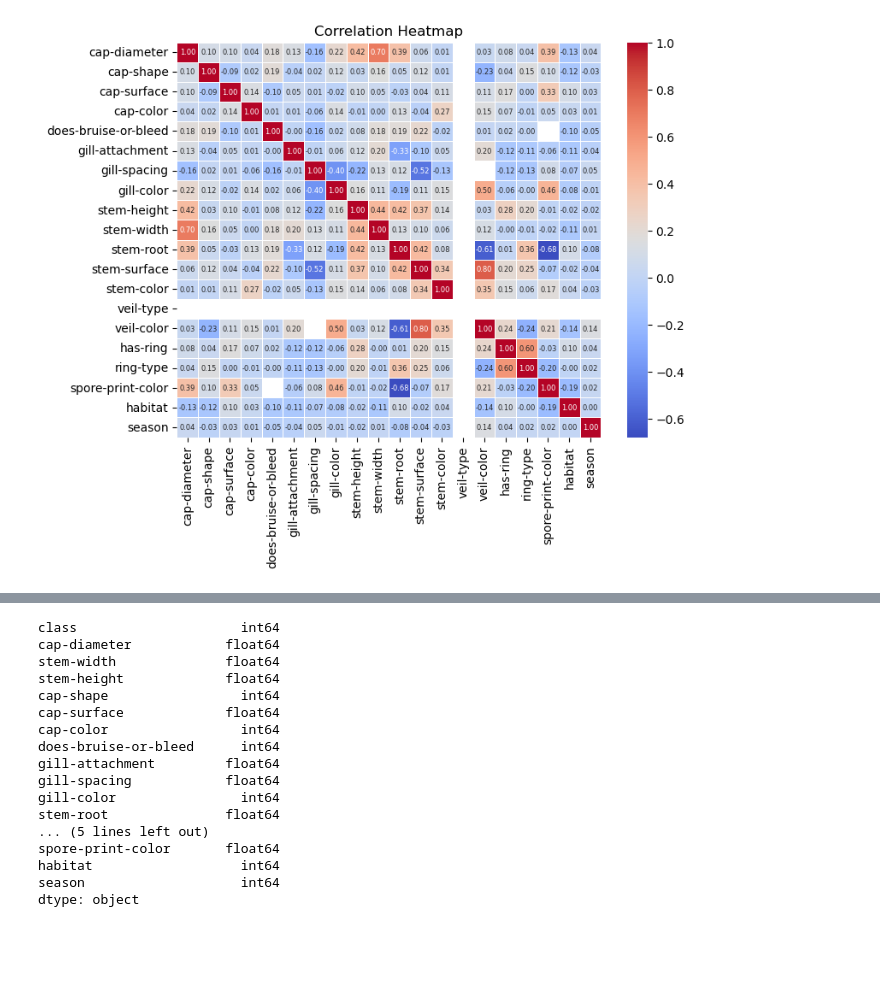
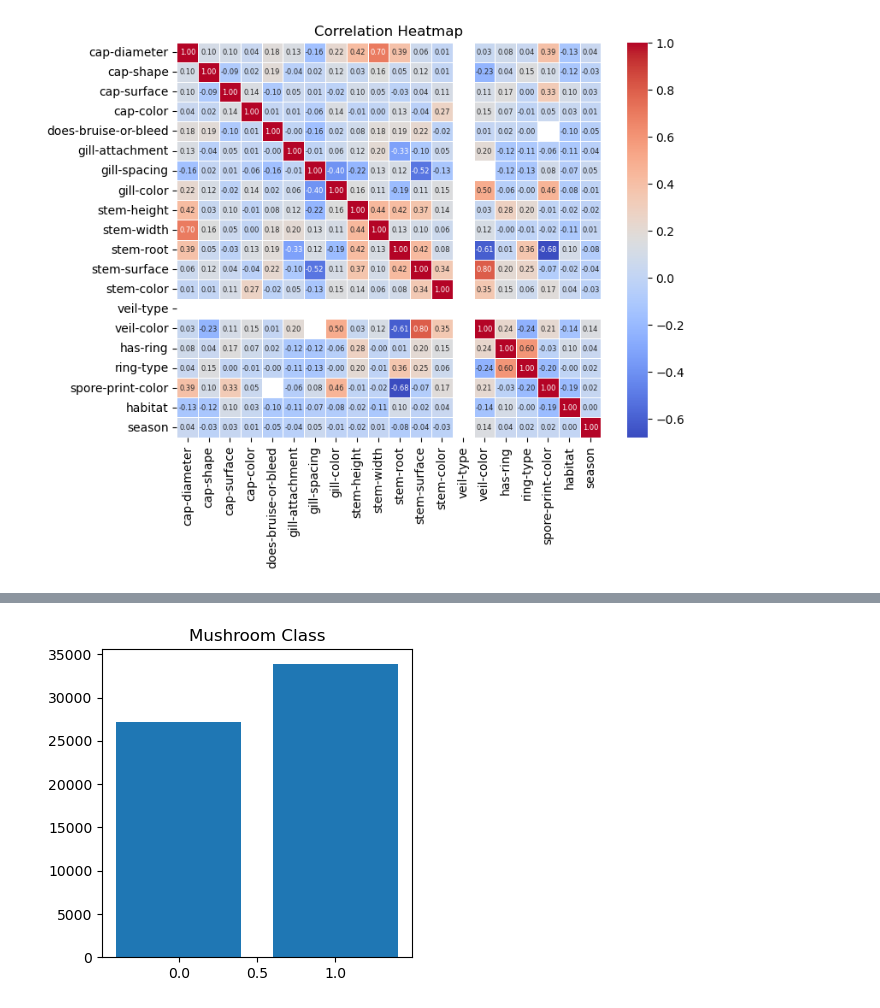
Before and after one commit to dlongert/mushroom_edibility_prediction, a Jupyter notebook: mushroom_exploration.ipynb, the cells around one changed output, grey strips where cells are left out. Saved outputs shown, nothing was run; the diff lists cells and outputs as text; code cells hidden in the pictures; blank space fills up the shorter version.

```diff
--- a/mushroom_dataset.ipynb
+++ b/mushroom_exploration.ipynb
@@ -110,16 +136,3 @@ plt.show()
 # I THINK ITS OK TO REMOVE THIS VARIABLE, WHAT DO YOU THINK???
 
 # mushrooms = mushrooms.drop(columns = ["veil-type"])
-# %%
-# Z-transform the numeric features
-quantitative_vars = mushrooms[["cap-diameter", "stem-width", "stem-height"]]
-mushrooms.drop(["cap-diameter", "stem-width", "stem-height"], axis=1, inplace=True)
-sc = StandardScaler()
-sc.fit(quantitative_vars)
-xscaled=sc.transform(quantitative_vars)
-
-quant_scaled=pd.DataFrame(data=xscaled,columns=["cap-diameter", "stem-width", "stem-height"])
-mushrooms = pd.concat([quant_scaled, mushrooms], axis = 1)
-class_col = mushrooms.pop("class")
-mushrooms.insert(0, "class", class_col)
-mushrooms
@@ -140,22 +139,7 @@ mushrooms
-# %%
-# Data types of all features after having scaled the quantitative features and label encoded the response variable
-# and categorical features
-mushrooms.dtypes
-# %% [output]
-class                     int64
-cap-diameter            float64
-stem-width              float64
-stem-height             float64
-cap-shape                 int64
-cap-surface             float64
-cap-color                 int64
-does-bruise-or-bleed      int64
-gill-attachment         float64
-gill-spacing            float64
-gill-color                int64
-stem-root               float64
-... (5 lines left out)
-spore-print-color       float64
-habitat                   int64
-season                    int64
-dtype: object
+# %%
+plt.figure(figsize = (4,4))
+plt.bar(mushrooms["class"].value_counts().index, mushrooms["class"].value_counts().values)
+plt.title("Mushroom Class")
+plt.show()
+# %% [output]
+[figure, added]
```
Also changed, not shown: parts of 5 cells of this notebook, 3 other files.
